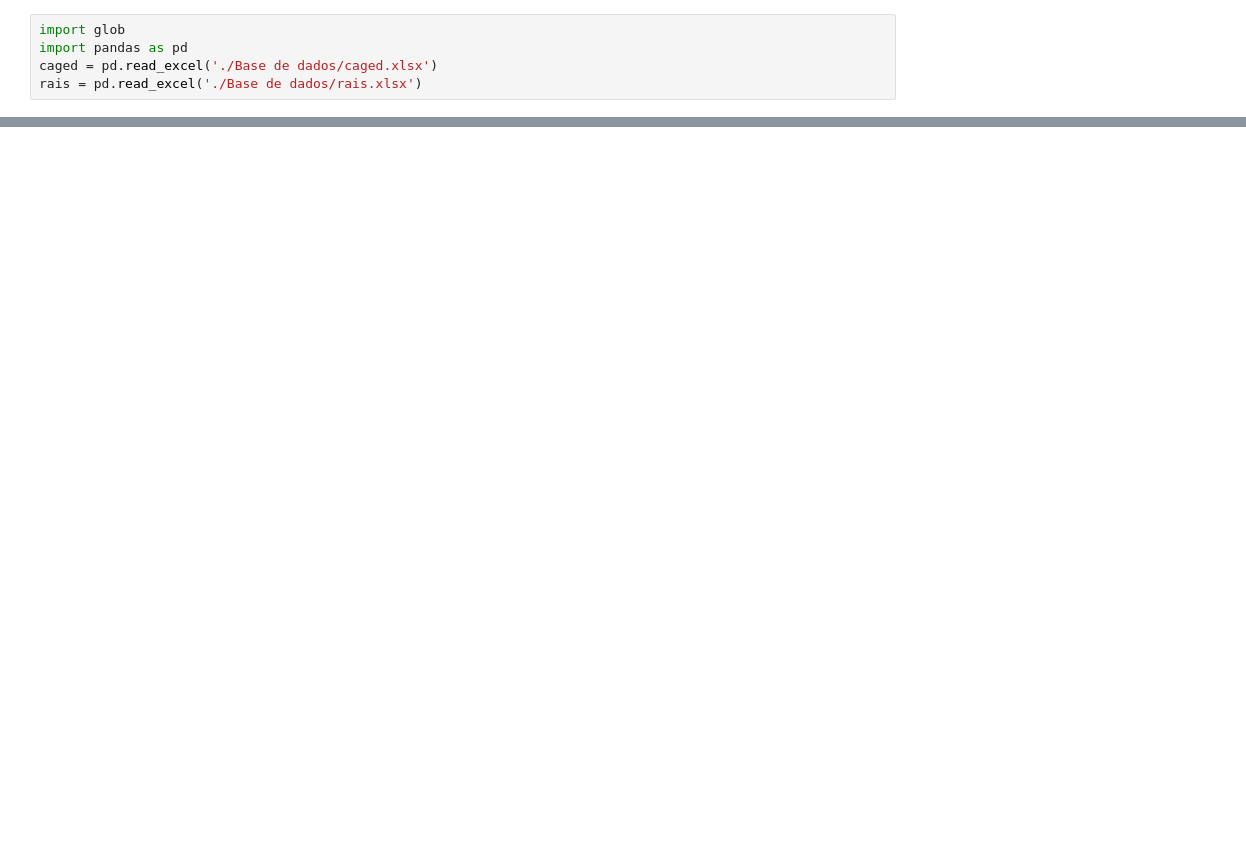
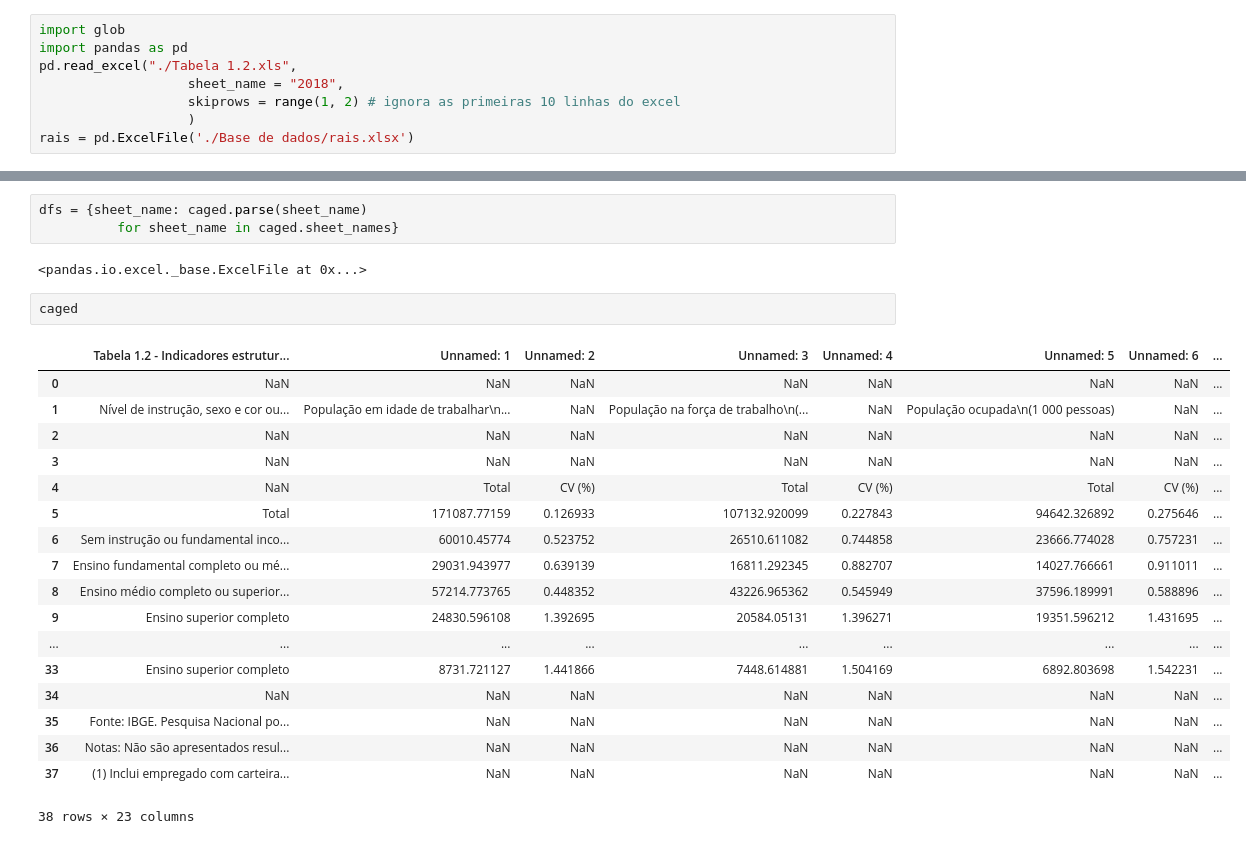
Before and after one commit to MarcospsDonizete/Analise_De_Empregabilidade, a Jupyter notebook: Caged.ipynb, the cells around one changed output, grey strips where cells are left out. Cells and saved outputs as stored; diff of their text form; blank space fills up the shorter version.

Commit message:
Tabelas

```diff
--- a/Caged.ipynb
+++ b/Caged.ipynb
@@ -1,5 +1,8 @@
 # %%
 import glob
 import pandas as pd
-caged = pd.read_excel('./Base de dados/caged.xlsx')
-rais = pd.read_excel('./Base de dados/rais.xlsx')
+pd.read_excel("./Tabela 1.2.xls",
+                   sheet_name = "2018",
+                   skiprows = range(1, 2) # ignora as primeiras 10 linhas do excel
+                   )
+rais = pd.ExcelFile('./Base de dados/rais.xlsx')
@@ -8,0 +9,26 @@ ValueError: Cannot describe a DataFrame without columns
+# %%
+dfs = {sheet_name: caged.parse(sheet_name)
+          for sheet_name in caged.sheet_names}
+# %% [output]
+<pandas.io.excel._base.ExcelFile at 0x...>
+# %%
+caged
+# %% [output]
+|  | Tabela 1.2 - Indicadores estrutur... | Unnamed: 1 | Unnamed: 2 | Unnamed: 3 | Unnamed: 4 | Unnamed: 5 | Unnamed: 6 | ... |
+| 0 | NaN | NaN | NaN | NaN | NaN | NaN | NaN | ... |
+| 1 | Nível de instrução, sexo e cor ou... | População em idade de trabalhar\n... | NaN | População na força de trabalho\n(... | NaN | População ocupada\n(1 000 pessoas) | NaN | ... |
+| 2 | NaN | NaN | NaN | NaN | NaN | NaN | NaN | ... |
+| 3 | NaN | NaN | NaN | NaN | NaN | NaN | NaN | ... |
+| 4 | NaN | Total | CV (%) | Total | CV (%) | Total | CV (%) | ... |
+| 5 | Total | 171087.77159 | 0.126933 | 107132.920099 | 0.227843 | 94642.326892 | 0.275646 | ... |
+| 6 | Sem instrução ou fundamental inco... | 60010.45774 | 0.523752 | 26510.611082 | 0.744858 | 23666.774028 | 0.757231 | ... |
+| 7 | Ensino fundamental completo ou mé... | 29031.943977 | 0.639139 | 16811.292345 | 0.882707 | 14027.766661 | 0.911011 | ... |
+| 8 | Ensino médio completo ou superior... | 57214.773765 | 0.448352 | 43226.965362 | 0.545949 | 37596.189991 | 0.588896 | ... |
+| 9 | Ensino superior completo | 24830.596108 | 1.392695 | 20584.05131 | 1.396271 | 19351.596212 | 1.431695 | ... |
+| ... | ... | ... | ... | ... | ... | ... | ... | ... |
+| 33 | Ensino superior completo | 8731.721127 | 1.441866 | 7448.614881 | 1.504169 | 6892.803698 | 1.542231 | ... |
+| 34 | NaN | NaN | NaN | NaN | NaN | NaN | NaN | ... |
+| 35 | Fonte: IBGE. Pesquisa Nacional po... | NaN | NaN | NaN | NaN | NaN | NaN | ... |
+| 36 | Notas: Não são apresentados resul... | NaN | NaN | NaN | NaN | NaN | NaN | ... |
+| 37 | (1) Inclui empregado com carteira... | NaN | NaN | NaN | NaN | NaN | NaN | ... |
+38 rows × 23 columns
```
Also changed, not shown: parts of 1 cell of this notebook, 9 other files.
